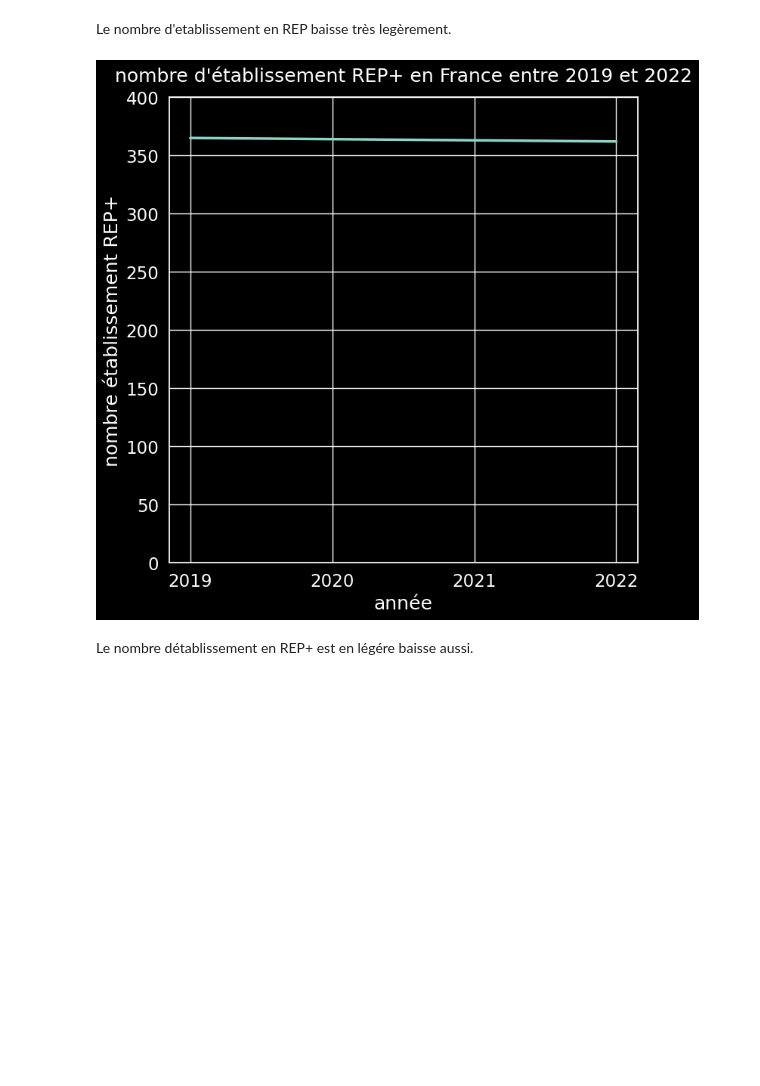
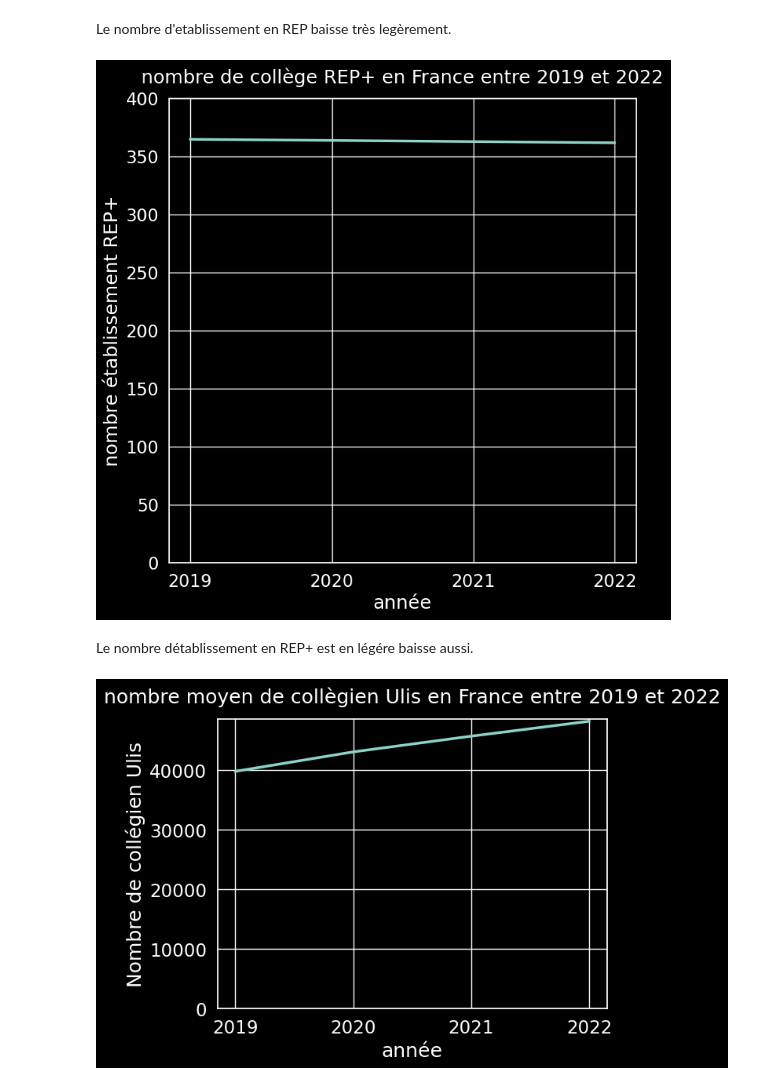
Before and after one commit to barrmath/data_educ, a Jupyter notebook: college_nettoyage_et_analyse.ipynb, the cells around one changed output. Saved outputs shown, nothing was run; the diff lists cells and outputs as text; code cells hidden in the pictures; blank space fills up the shorter version.

```diff
--- a/college_nettoyage_et_analyse.ipynb
+++ b/college_nettoyage_et_analyse.ipynb
@@ -208,12 +212,12 @@ fig,ax = plt.subplots()
 fig.set_size_inches(8,8)
 sns.lineplot(data=france_college,x='rentree_scolaire',y='rep_plus',ax=ax)
 ax.xaxis.set_major_locator(MaxNLocator(integer=True))
-ax.set_title("nombre d'établissement REP+ en France entre 2019 et 2022",pad=15)
+ax.set_title("nombre de collège REP+ en France entre 2019 et 2022",pad=15)
 ax.set_xlabel("année")
 ax.set_ylabel("nombre établissement REP+")
 ax.set_ylim(0,400)
 plt.show()
 # %% [output]
-[figure, old version]
+[figure, new version]
 # %% [markdown]
 Le nombre détablissement en REP+ est en légére baisse aussi.
@@ -219,0 +226,11 @@ Le nombre détablissement en REP+ est en légére baisse aussi.
+# %%
+fig,ax = plt.subplots()
+sns.lineplot(data=france_college,x='rentree_scolaire',y='nombre_eleves_ulis',ax=ax)
+ax.xaxis.set_major_locator(MaxNLocator(integer=True))
+ax.set_title("nombre moyen de collègien Ulis en France entre 2019 et 2022",pad=15)
+ax.set_xlabel("année")
+ax.set_ylabel("Nombre de collégien Ulis")
+ax.set_ylim(0)
+plt.show()
+# %% [output]
+[figure, added]
```
Also changed, not shown: parts of 14 cells of this notebook, 1 other file.
